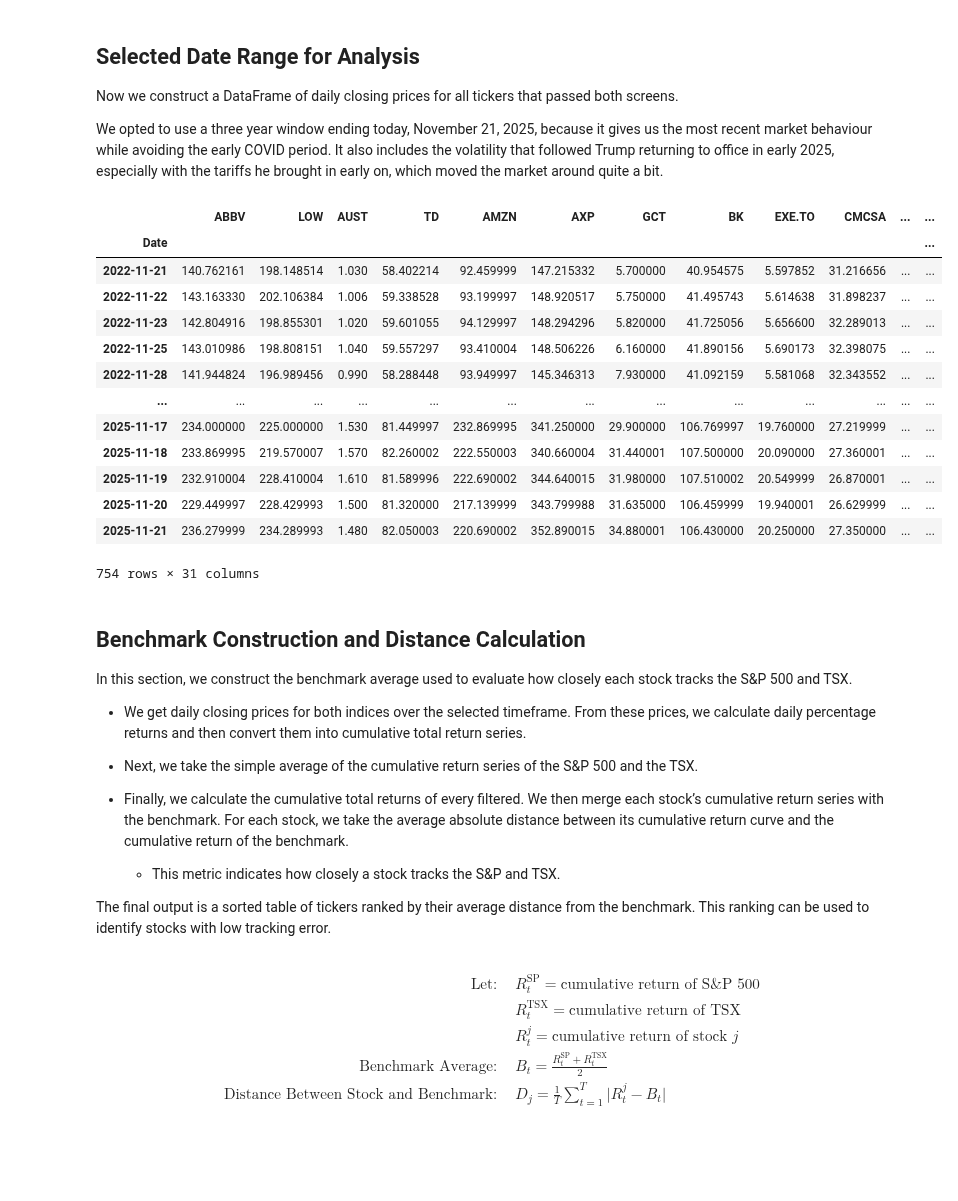
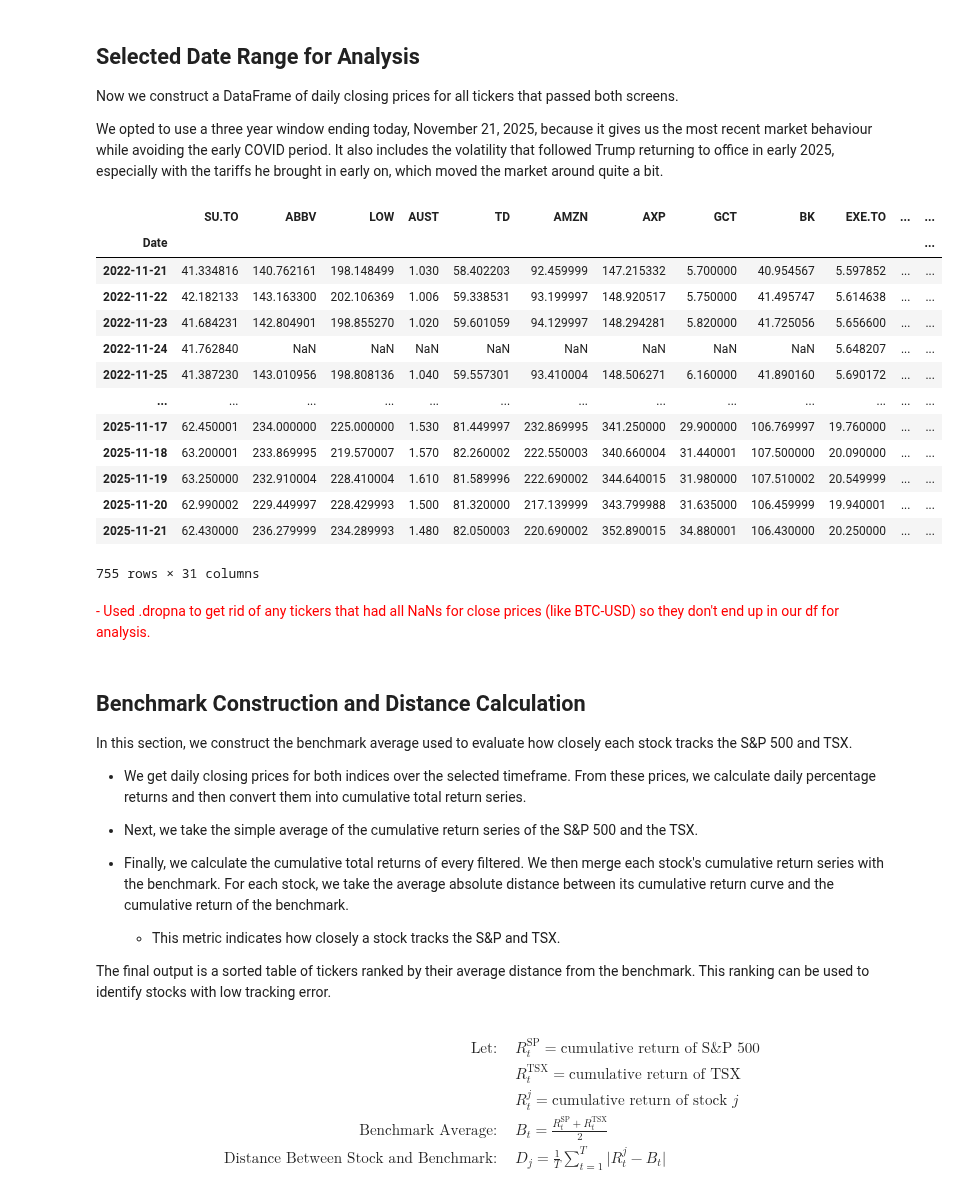
Before and after one commit to shayankjalali/market-meet, a Jupyter notebook: Team_06_Assignment.ipynb, the cells around one changed output. Cells and saved outputs as stored; diff of their text form; code cells hidden in the pictures; blank space fills up the shorter version.

Commit message:
add filter edge cases

```diff
--- a/Team_06_Assignment.ipynb
+++ b/Team_06_Assignment.ipynb
@@ -40,6 +40,9 @@ start_date_filter = "2024-10-01"
 end_date_filter = "2025-10-01" # to include sept 30th
 
 valid_tickers = [] # empty list for tickers with data in the date range
+
+tickers["Ticker"] = tickers["Ticker"].str.strip() # NEW CODE
+tickers = tickers.drop_duplicates() # NEW CODE
 
 for ticker in tickers["Ticker"]: # for each ticker
     hist = yf.Ticker(ticker).history(start=start_date_filter, end=end_date_filter) # get history
@@ -102,30 +106,34 @@ We opted to use a three year window ending today, November 21, 2025, because it
 # %%
 start_date_analysis = "2022-11-21"
 end_date_analysis = "2025-11-22" # to include nov 21st
 
 close_prices = pd.DataFrame() # empty df
 for final_ticker in final_tickers: # for each final ticker
     hist = yf.Ticker(final_ticker).history(start=start_date_analysis, end=end_date_analysis) # get history
     close_prices[final_ticker] = hist["Close"] # add the close prices to the df
 
 close_prices.index = close_prices.index.strftime("%Y-%m-%d") # strip time from index
 
+close_prices = close_prices.dropna(axis=1, how="all") # NEW CODE
+
 close_prices # display
 # %% [output]
-|  | ABBV | LOW | AUST | TD | AMZN | AXP | GCT | BK | EXE.TO | CMCSA | ... | ... |
+|  | SU.TO | ABBV | LOW | AUST | TD | AMZN | AXP | GCT | BK | EXE.TO | ... | ... |
 | Date |  |  |  |  |  |  |  |  |  |  |  | ... |
-| 2022-11-21 | 140.762161 | 198.148514 | 1.030 | 58.402214 | 92.459999 | 147.215332 | 5.700000 | 40.954575 | 5.597852 | 31.216656 | ... | ... |
-| 2022-11-22 | 143.163330 | 202.106384 | 1.006 | 59.338528 | 93.199997 | 148.920517 | 5.750000 | 41.495743 | 5.614638 | 31.898237 | ... | ... |
-| 2022-11-23 | 142.804916 | 198.855301 | 1.020 | 59.601055 | 94.129997 | 148.294296 | 5.820000 | 41.725056 | 5.656600 | 32.289013 | ... | ... |
-| 2022-11-25 | 143.010986 | 198.808151 | 1.040 | 59.557297 | 93.410004 | 148.506226 | 6.160000 | 41.890156 | 5.690173 | 32.398075 | ... | ... |
-| 2022-11-28 | 141.944824 | 196.989456 | 0.990 | 58.288448 | 93.949997 | 145.346313 | 7.930000 | 41.092159 | 5.581068 | 32.343552 | ... | ... |
+| 2022-11-21 | 41.334816 | 140.762161 | 198.148499 | 1.030 | 58.402203 | 92.459999 | 147.215332 | 5.700000 | 40.954567 | 5.597852 | ... | ... |
+| 2022-11-22 | 42.182133 | 143.163300 | 202.106369 | 1.006 | 59.338531 | 93.199997 | 148.920517 | 5.750000 | 41.495747 | 5.614638 | ... | ... |
+| 2022-11-23 | 41.684231 | 142.804901 | 198.855270 | 1.020 | 59.601059 | 94.129997 | 148.294281 | 5.820000 | 41.725056 | 5.656600 | ... | ... |
+| 2022-11-24 | 41.762840 | NaN | NaN | NaN | NaN | NaN | NaN | NaN | NaN | 5.648207 | ... | ... |
+| 2022-11-25 | 41.387230 | 143.010956 | 198.808136 | 1.040 | 59.557301 | 93.410004 | 148.506271 | 6.160000 | 41.890160 | 5.690172 | ... | ... |
 | ... | ... | ... | ... | ... | ... | ... | ... | ... | ... | ... | ... | ... |
-| 2025-11-17 | 234.000000 | 225.000000 | 1.530 | 81.449997 | 232.869995 | 341.250000 | 29.900000 | 106.769997 | 19.760000 | 27.219999 | ... | ... |
-| 2025-11-18 | 233.869995 | 219.570007 | 1.570 | 82.260002 | 222.550003 | 340.660004 | 31.440001 | 107.500000 | 20.090000 | 27.360001 | ... | ... |
-| 2025-11-19 | 232.910004 | 228.410004 | 1.610 | 81.589996 | 222.690002 | 344.640015 | 31.980000 | 107.510002 | 20.549999 | 26.870001 | ... | ... |
-| 2025-11-20 | 229.449997 | 228.429993 | 1.500 | 81.320000 | 217.139999 | 343.799988 | 31.635000 | 106.459999 | 19.940001 | 26.629999 | ... | ... |
-| 2025-11-21 | 236.279999 | 234.289993 | 1.480 | 82.050003 | 220.690002 | 352.890015 | 34.880001 | 106.430000 | 20.250000 | 27.350000 | ... | ... |
+| 2025-11-17 | 62.450001 | 234.000000 | 225.000000 | 1.530 | 81.449997 | 232.869995 | 341.250000 | 29.900000 | 106.769997 | 19.760000 | ... | ... |
+| 2025-11-18 | 63.200001 | 233.869995 | 219.570007 | 1.570 | 82.260002 | 222.550003 | 340.660004 | 31.440001 | 107.500000 | 20.090000 | ... | ... |
+| 2025-11-19 | 63.250000 | 232.910004 | 228.410004 | 1.610 | 81.589996 | 222.690002 | 344.640015 | 31.980000 | 107.510002 | 20.549999 | ... | ... |
+| 2025-11-20 | 62.990002 | 229.449997 | 228.429993 | 1.500 | 81.320000 | 217.139999 | 343.799988 | 31.635000 | 106.459999 | 19.940001 | ... | ... |
+| 2025-11-21 | 62.430000 | 236.279999 | 234.289993 | 1.480 | 82.050003 | 220.690002 | 352.890015 | 34.880001 | 106.430000 | 20.250000 | ... | ... |
-754 rows × 31 columns
+755 rows × 31 columns
+# %% [markdown]
+<span style="color:red">- Used .dropna to get rid of any tickers that had all NaNs for close prices (like BTC-USD) so they don't end up in our df for analysis.</span>
 # %% [markdown]
 ## Benchmark Construction and Distance Calculation
 
@@ -135,7 +143,7 @@ In this section, we construct the benchmark average used to evaluate how closely
 
 * Next, we take the simple average of the cumulative return series of the S&P 500 and the TSX.
 
-* Finally, we calculate the cumulative total returns of every filtered. We then merge each stock’s cumulative return series with the benchmark. For each stock, we take the average absolute distance between its cumulative return curve and the cumulative return of the benchmark.
+* Finally, we calculate the cumulative total returns of every filtered. We then merge each stock's cumulative return series with the benchmark. For each stock, we take the average absolute distance between its cumulative return curve and the cumulative return of the benchmark.
   * This metric indicates how closely a stock tracks the S&P and TSX.
 
 The final output is a sorted table of tickers ranked by their average distance from the benchmark. This ranking can be used to identify stocks with low tracking error.
```
Also changed, not shown: parts of 18 cells of this notebook, 1 other file.
